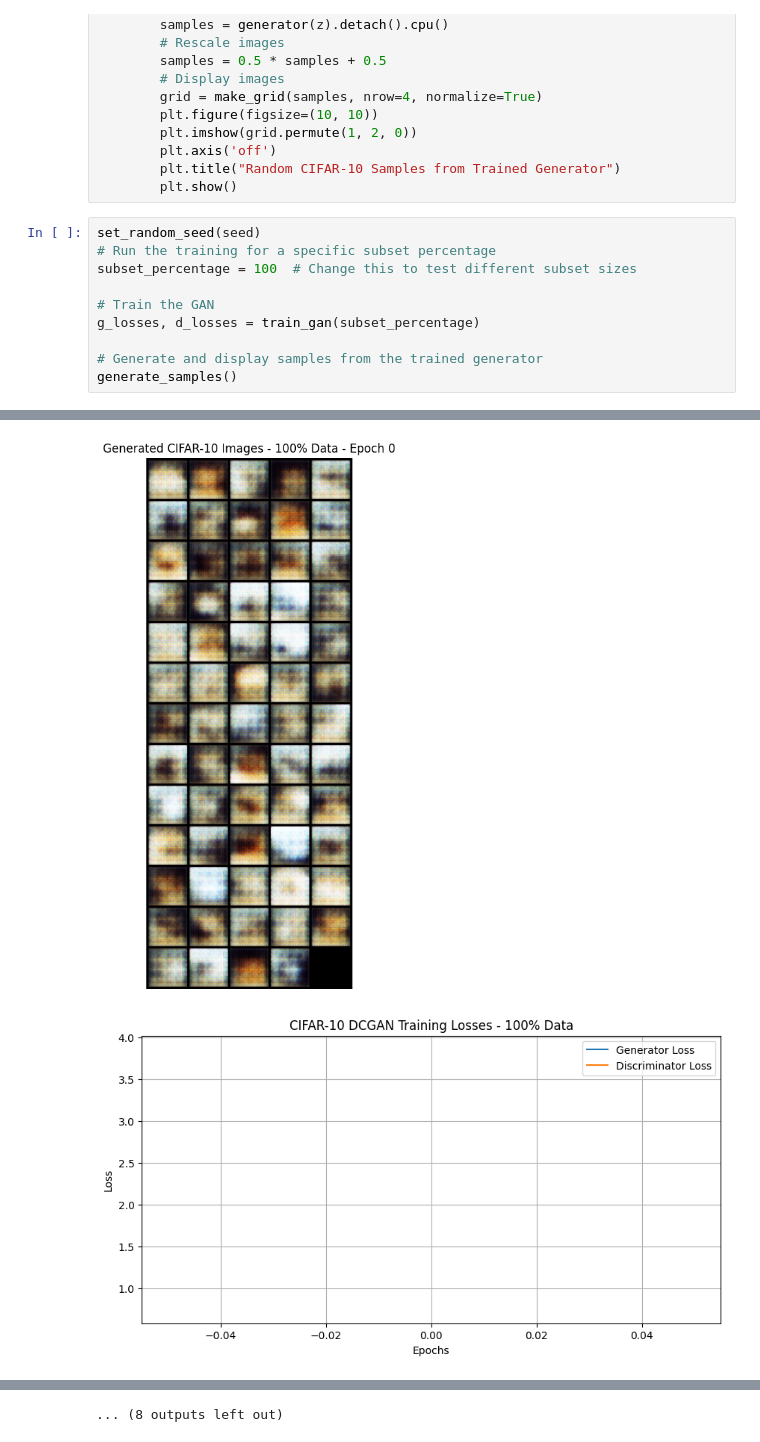
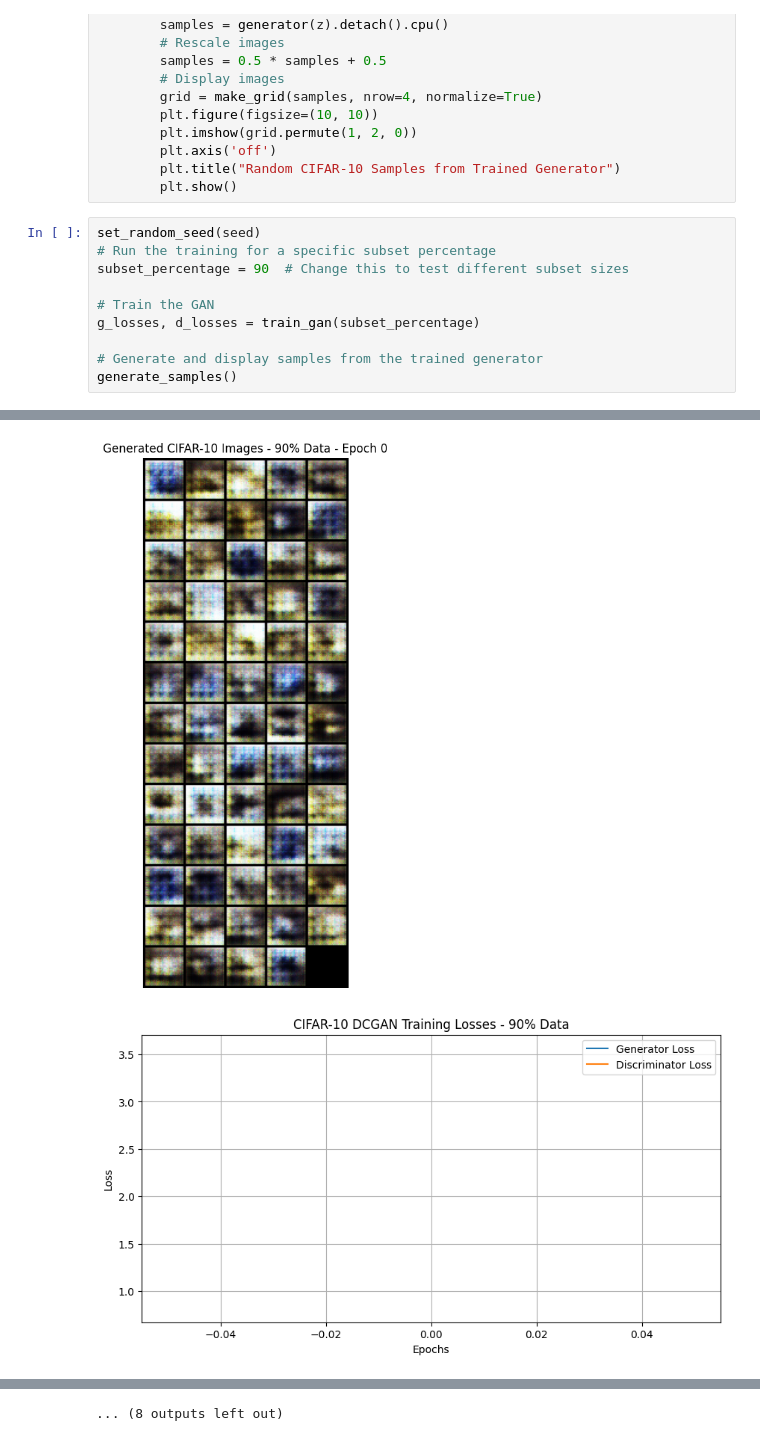
Before and after one commit to 03chrisk/GANs-Data-Diet, a Jupyter notebook: notebooks/cifar.ipynb, the cells around one changed output, grey strips where cells are left out. Cells and saved outputs as stored; diff of their text form.

Commit message:
doing random subset experiments with cifar for 50 epochs for now

```diff
--- a/notebooks/cifar.ipynb
+++ b/notebooks/cifar.ipynb
@@ -470,7 +470,7 @@ def generate_samples():
 # %%
 set_random_seed(seed)
 # Run the training for a specific subset percentage
-subset_percentage = 100  # Change this to test different subset sizes
+subset_percentage = 90  # Change this to test different subset sizes
 
 # Train the GAN
 g_losses, d_losses = train_gan(subset_percentage)
@@ -498,2 +498,2 @@ truck: 5000 samples
-[figure, old version]
+[figure, new version]
-[figure, old version]
+[figure, new version]
```
Also changed, not shown: parts of 3 cells of this notebook, 52 other files.
